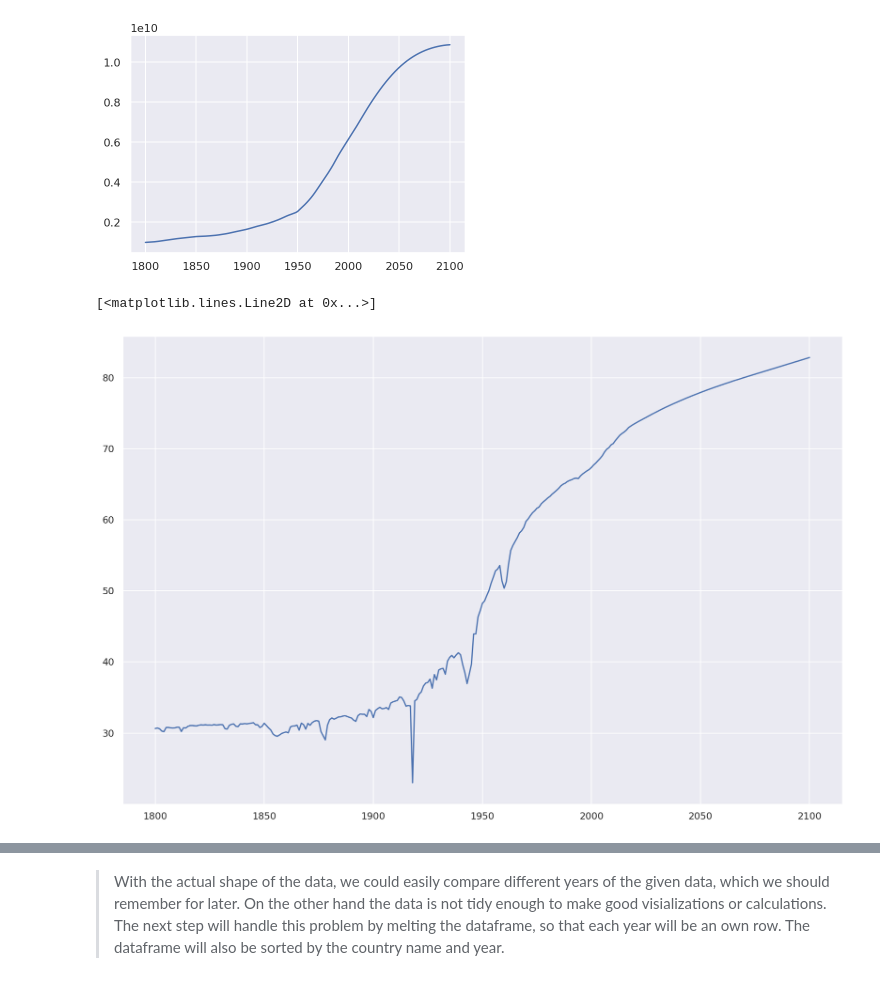
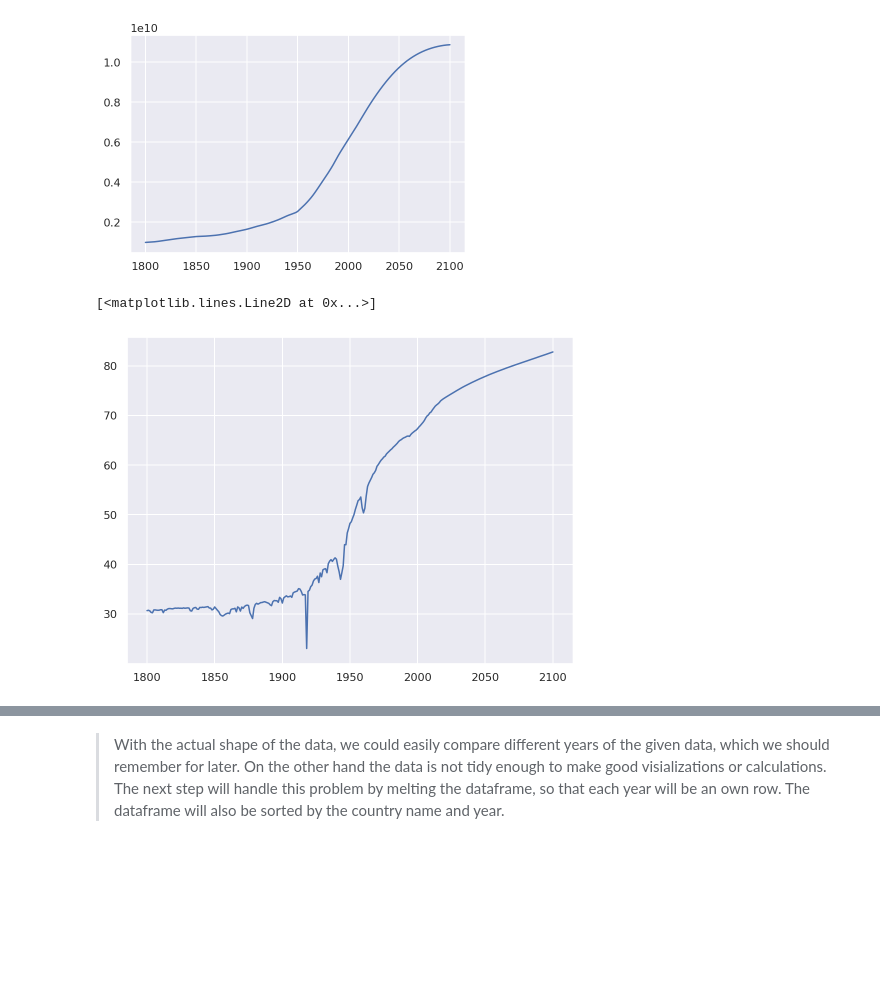
Before and after one commit to mohnishverma87/Udacity-Data-Analyst-Nanodegree, a Jupyter notebook: P1-Investigate-A-Dataset/Investigate Gapminder Data.ipynb, the cells around one changed output, grey strips where cells are left out. Drawn from its saved outputs; the diff is of its cells as text; code cells hidden in the pictures; blank space fills up the shorter version.

```diff
--- a/P1-Investigate-A-Dataset/Investigate Gapminder Data.ipynb
+++ b/P1-Investigate-A-Dataset/Investigate Gapminder Data.ipynb
@@ -123,8 +124,8 @@ plt.plot(years, world_pop[0])
 [figure]
 # %%
 #2.How did the life expectancy and the income per person changed over time?
-plt.figure(figsize = (15,10))
+plt.figure(figsize = (8,6))
 plt.plot(years, expectancy['Life expectancy'].values)
 # %% [output]
 [<matplotlib.lines.Line2D at 0x...>]
-[figure, old version]
+[figure, new version]
```
Also changed, not shown: parts of 5 cells of this notebook.
